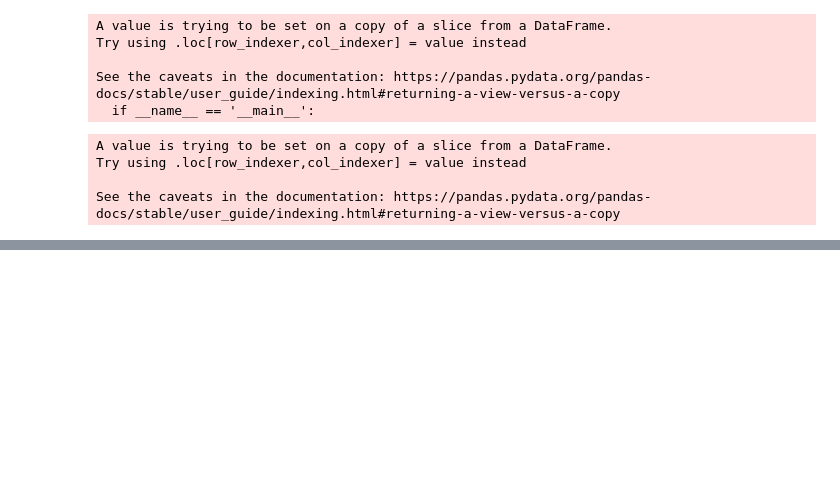
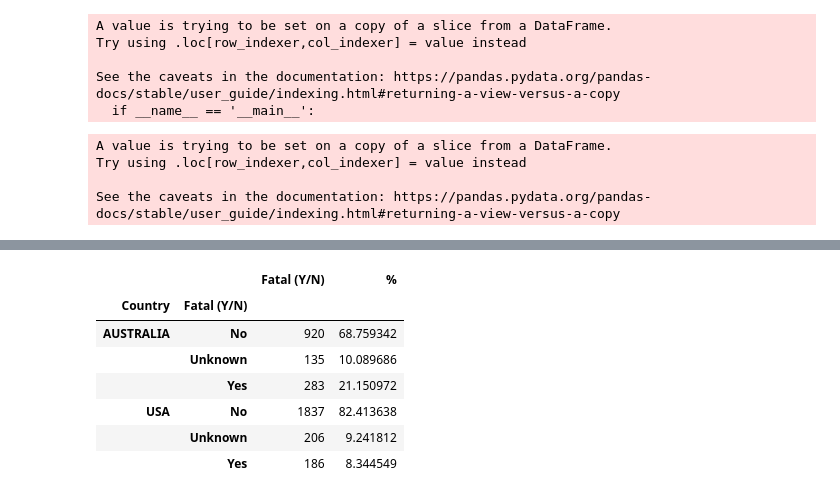
Before and after one commit to Jorge-Doncel/Shark, a Jupyter notebook: Untitled.ipynb, the cells around one changed output, grey strips where cells are left out. Drawn from its saved outputs; the diff is of its cells as text; code cells hidden in the pictures; blank space fills up the shorter version.

```diff
--- a/Untitled.ipynb
+++ b/Untitled.ipynb
@@ -267,0 +285,18 @@ new.head()
+# %%
+new2 = dfin.groupby(["Country", "Fatal (Y/N)"]).agg({"Fatal (Y/N)":"count"})
+new2["%"] = new2.apply(lambda x:  100*x / x.sum())
+
+
+new2["%"] = new2.groupby(level=0).apply(
+     lambda x:  100*x / x.sum()
+)
+new2.head(20)
+# %% [output]
+|  |  | Fatal (Y/N) | % |
+| Country | Fatal (Y/N) |  |  |
+| AUSTRALIA | No | 920 | 68.759342 |
+|  | Unknown | 135 | 10.089686 |
+|  | Yes | 283 | 21.150972 |
+| USA | No | 1837 | 82.413638 |
+|  | Unknown | 206 | 9.241812 |
+|  | Yes | 186 | 8.344549 |
```
Also changed, not shown: parts of 55 cells of this notebook.
